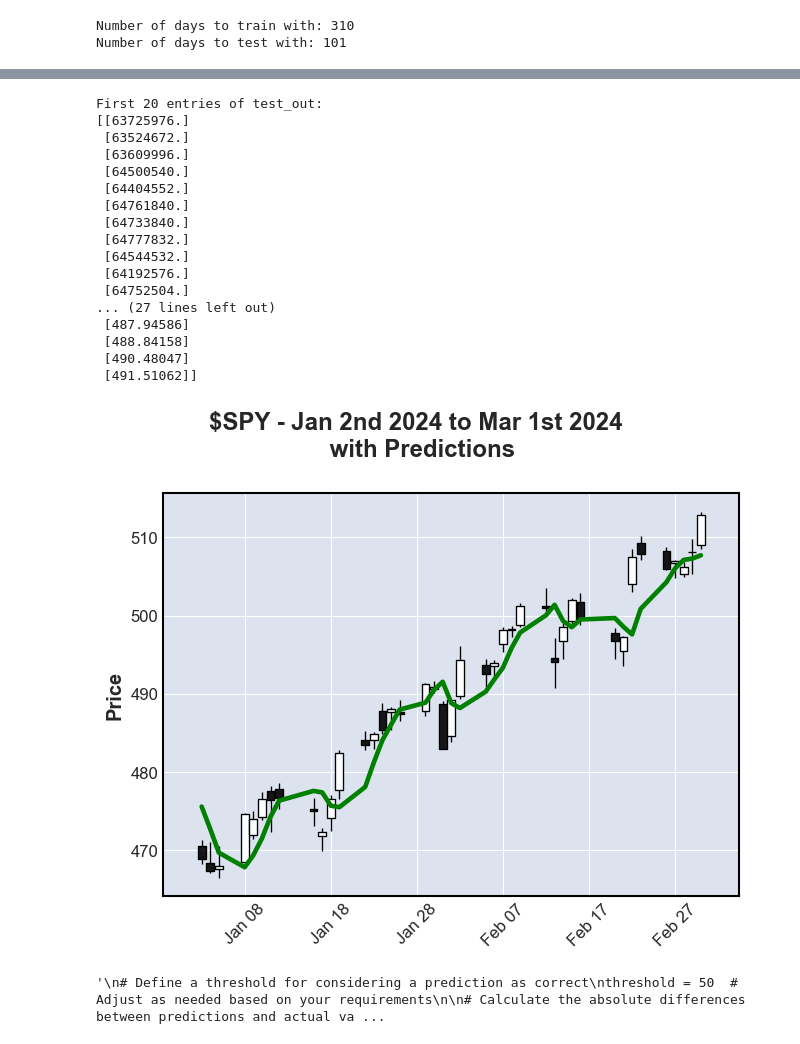
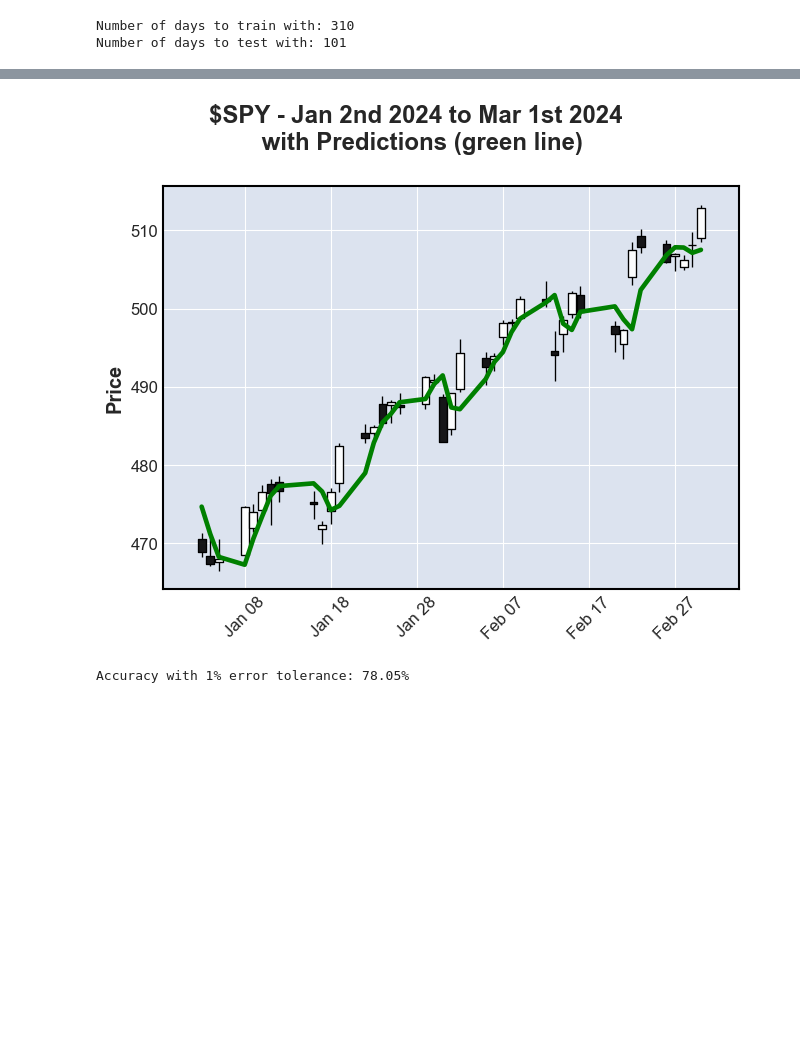
Before and after one commit to AnsorK/SPY-Predictor, a Jupyter notebook: model.ipynb, the cells around one changed output, grey strips where cells are left out. Drawn from its saved outputs; the diff is of its cells as text; code cells hidden in the pictures; blank space fills up the shorter version.

Commit message:
Added accuracy output

```diff
--- a/model.ipynb
+++ b/model.ipynb
@@ -58,6 +58,8 @@ for i in range(len(test) - 60):
     test_in.append(test[i:i + 60])
     test_out.append([test[i + 60][0]])
 
+test_out = scaler_test.inverse_transform(test_out)
+
 train_in, train_out = torch.from_numpy(np.array(train_in)), torch.from_numpy(np.array(train_out))
 test_in, test_out = torch.from_numpy(np.array(test_in)), np.array(test_out)
 # %%
@@ -115,63 +117,17 @@ plt.show()
 # %%
 '''
 Use the LSTM Neural Network to make predictions on new data
 '''
 
 test_pred = model(test_in)
-test_pred = scaler.inverse_transform(test_pred.detach().numpy())
-
-test_out = scaler.inverse_transform(test_out)
-
-# Display the first 20 entries of test_out
-print("First 20 entries of test_out:")
-print(test_out[:20])
-
-# Display the first 20 entries of test_pred
-print("\nFirst 20 entries of test_pred:")
-print(test_pred[:20])
-
-
+test_pred = scaler_test.inverse_transform(test_pred.detach().numpy())
 
 df_pred = pd.DataFrame(test_pred, columns=['Predicted Close'], index=df.index[-len(test_pred):])
 df_actual = df.loc['2024-01-03':'2024-03-01']
 
-mpf.plot(df_actual, type='candle', show_nontrading=True, title='$SPY - Jan 2nd 2024 to Mar 1st 2024 \n with Predictions', addplot=mpf.make_addplot(df_pred['Predicted Close'], color='green', secondary_y=False))
+mpf.plot(df_actual, type='candle', show_nontrading=True, title='$SPY - Jan 2nd 2024 to Mar 1st 2024 \n with Predictions (green line)', addplot=mpf.make_addplot(df_pred['Predicted Close'], color='green', secondary_y=False))
 
-'''
-# Define a threshold for considering a prediction as correct
-threshold = 50  # Adjust as needed based on your requirements
-
-# Calculate the absolute differences between predictions and actual values
-absolute_errors = np.abs(test_pred - test_out)
-
-# Count the number of correct predictions (within the threshold)
-correct_predictions = np.sum(absolute_errors <= threshold)
-
-# Calculate the total number of predictions
-total_predictions = len(test_out)
-
-# Calculate accuracy as the ratio of correct predictions to total predictions
-accuracy = correct_predictions / total_predictions
-
-print("Accuracy:", accuracy)
-'''
+print(f'Accuracy with 1% error tolerance: {np.sum(np.abs(test_pred - test_out) <= 5) / len(test_out) * 100:.2f}%')
 # %% [output]
+[figure, new version]
-First 20 entries of test_out:
-[[63725976.]
- [63524672.]
- [63609996.]
- [64500540.]
- [64404552.]
- [64761840.]
- [64733840.]
- [64777832.]
- [64544532.]
- [64192576.]
- [64752504.]
-... (27 lines left out)
- [487.94586]
- [488.84158]
- [490.48047]
- [491.51062]]
+Accuracy with 1% error tolerance: 78.05%
-[figure, old version]
-'\n# Define a threshold for considering a prediction as correct\nthreshold = 50  # Adjust as needed based on your requirements\n\n# Calculate the absolute differences between predictions and actual va ...
```
Also changed, not shown: parts of 1 cell of this notebook.
